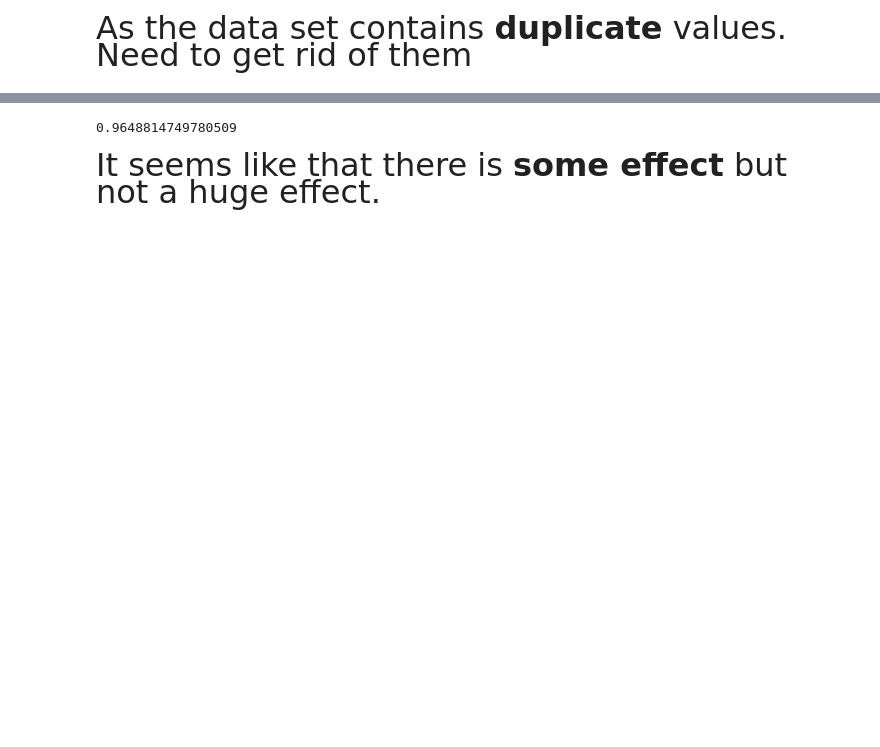
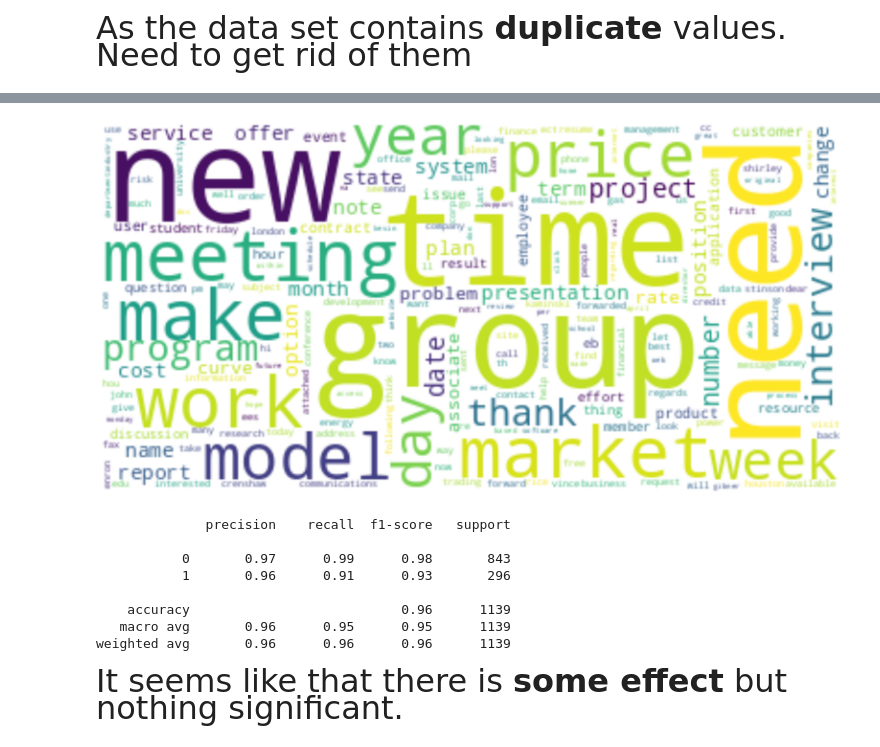
Before and after one commit to Inmoresentum/SpamEmailDetection, a Jupyter notebook: src/SpamEmailDetction.ipynb, the cells around one changed output, grey strips where cells are left out. Cells and saved outputs as stored; diff of their text form; code cells hidden in the pictures; blank space fills up the shorter version.

Commit message:
Pretty much done with the project. Now wrapping things up and fixing minor mistakes here and there.

```diff
--- a/src/SpamEmailDetction.ipynb
+++ b/src/SpamEmailDetction.ipynb
@@ -208,9 +252,9 @@ accuracy_score(y_test, pred)
 # %%
-# Do it again with TfidfVectorizer
-
-x: matrix = TfidfVectorizer().fit_transform(df['text'])
-print(x)
-print(x.toarray())
+# Doing it again with TfidfVectorizer
+tfid_vect = TfidfVectorizer()
+x_tifd_vect: features = tfid_vect.fit_transform(df['text'])
+print(x_tifd_vect)
+print(type(x_tifd_vect.toarray()))
 # %% [output]
   (0, 18484)    0.05065361378044374
   (0, 26335)    0.07326325045246485
@@ -231,0 +276,16 @@ print(x.toarray())
+# %%
+# Counting the common occurring words to plot in the word cloud.
+
+word_frequency: list[tuple[str, int]] = list(
+    zip(tfid_vect.get_feature_names_out(), [x[0] for x in x_count_vect.sum(axis=0).T.tolist()]))
+print(word_frequency)
+ranked_word_frequency: np.ndarray[np.ndarray[str, int]] = np.array(
+    sorted(word_frequency, key=lambda x: x[1], reverse=True))
+print(ranked_word_frequency)
+
+common_words_found_by_tfid_vect: str = ""
+for index, words in enumerate(ranked_word_frequency):
+    if index == 1000:
+        break
+    common_words_found_by_tfid_vect += words[0] + " "
+common_words_found_by_tfid_vect
@@ -232,13 +295,35 @@ print(x.toarray())
+# %%
+# visualize the most common 1000 words using word cloud
+from wordcloud import WordCloud
+import matplotlib.pyplot as plt
+
+word_visualizer = WordCloud(background_color="white", max_font_size=70, max_words=1000).generate(
+    common_words_found_by_tfid_vect)
+
+# Lines 4 to 7
+plt.figure(figsize=(20, 20))
+plt.imshow(word_visualizer, interpolation='bilinear')
+plt.axis("off")
+plt.show()
+# %% [output]
+[figure, added]
 # %%
-#Split the data into 80% training and 20% testing
-x_train, x_test, y_train, y_test = train_test_split(x, y, test_size=0.2, random_state=42)
+# Split the data into 80% training and 20% testing
+x_train, x_test, y_train, y_test = train_test_split(x_tifd_vect, y, test_size=0.2, random_state=42)
 
 # Again, checking the accuracy to see if vectorization strategy has any effect.
-Spam_model = LogisticRegression(solver='liblinear', penalty='l1')
-Spam_model.fit(x_train, y_train)
-pred = Spam_model.predict(x_test)
-accuracy_score(y_test, pred)
+logistic_spam_detection_model: LogisticRegression = LogisticRegression(solver='liblinear', penalty='l1')
+logistic_spam_detection_model.fit(x_train, y_train)
+prediction: numpy.ndarray = logistic_spam_detection_model.predict(x_test)
+print(classification_report(y_test, prediction))
 # %% [output]
-0.9648814749780509
+              precision    recall  f1-score   support
+
+           0       0.97      0.99      0.98       843
+           1       0.96      0.91      0.93       296
+
+    accuracy                           0.96      1139
+   macro avg       0.96      0.95      0.95      1139
+weighted avg       0.96      0.96      0.96      1139
 # %% [markdown]
-<font size="6">It seems like that there is **some effect** but not a huge effect.</font>
+<font size="6">It seems like that there is **some effect** but nothing significant.</font>
```
Also changed, not shown: parts of 23 cells of this notebook.
